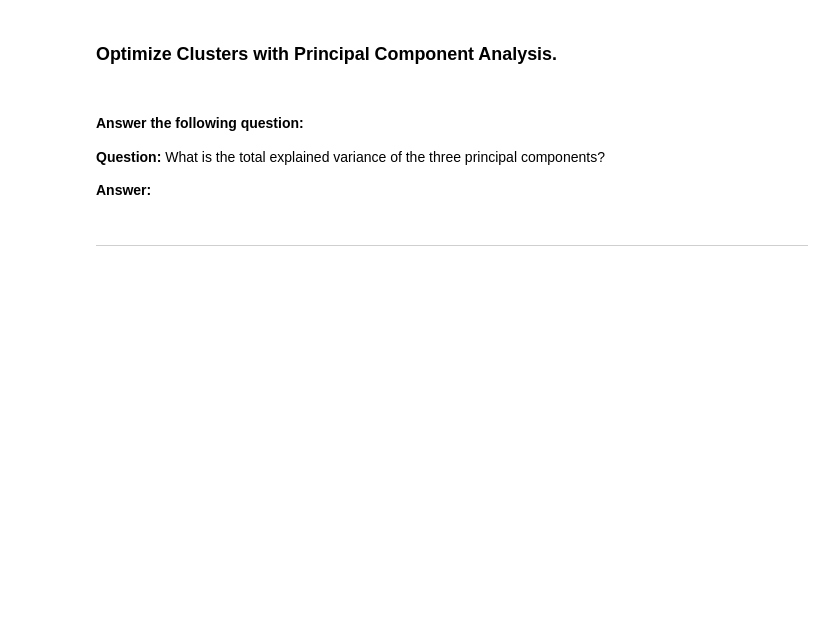
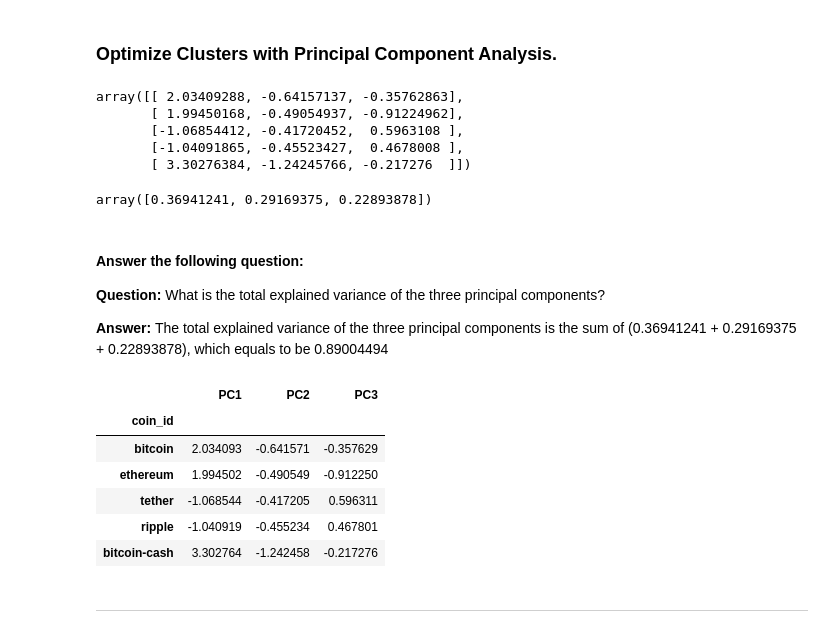
Before and after one commit to atulshi/CryptoClustering, a Jupyter notebook: Crypto_Clustering.ipynb, the cells around one changed output. Saved outputs shown, nothing was run; the diff lists cells and outputs as text; code cells hidden in the pictures; blank space fills up the shorter version.

```diff
--- a/Crypto_Clustering.ipynb
+++ b/Crypto_Clustering.ipynb
@@ -232,32 +232,55 @@ prediction_plot
 ### Optimize Clusters with Principal Component Analysis.
 # %%
 # Create a PCA model instance and set `n_components=3`.
+pca = PCA(n_components=3)
 # %%
 # Use the PCA model with `fit_transform` to reduce to
 # three principal components.
+stocks_pca_data = pca.fit_transform(df_predictions)
 
 # View the first five rows of the DataFrame.
+stocks_pca_data[:5]
+# %% [output]
+array([[ 2.03409288, -0.64157137, -0.35762863],
+       [ 1.99450168, -0.49054937, -0.91224962],
+       [-1.06854412, -0.41720452,  0.5963108 ],
+       [-1.04091865, -0.45523427,  0.4678008 ],
+       [ 3.30276384, -1.24245766, -0.217276  ]])
 # %%
 # Retrieve the explained variance to determine how much information
 # can be attributed to each principal component.
+pca.explained_variance_ratio_
+# %% [output]
+array([0.36941241, 0.29169375, 0.22893878])
 # %% [markdown]
 #### Answer the following question:
 
 **Question:** What is the total explained variance of the three principal components?
 
-**Answer:**
+**Answer:** The total explained variance of the three principal components is the sum of (0.36941241 + 0.29169375 + 0.22893878), which equals to be 0.89004494
 # %%
-# Create a new DataFrame with the PCA data.
+# Creating a DataFrame with the PCA data
 
-# Creating a DataFrame with the PCA data
+df_stocks_pca = pd.DataFrame(stocks_pca_data, columns=['PC1', 'PC2', 'PC3'])
 
 # Copy the crypto names from the original data
 
+df_stocks_pca['coin_id'] = df_market_data.index
 
 # Set the coinid column as index
+df_stocks_pca = df_stocks_pca.set_index('coin_id')
 
 
 # Display sample data
+df_stocks_pca.head()
+# %% [output]
+|  | PC1 | PC2 | PC3 |
+| coin_id |  |  |  |
+| bitcoin | 2.034093 | -0.641571 | -0.357629 |
+| ethereum | 1.994502 | -0.490549 | -0.912250 |
+| tether | -1.068544 | -0.417205 | 0.596311 |
+| ripple | -1.040919 | -0.455234 | 0.467801 |
+| bitcoin-cash | 3.302764 | -1.242458 | -0.217276 |
 # %% [markdown]
 ---
 # %% [markdown]
```
Also changed, not shown: parts of 13 cells of this notebook, 1 other file.
